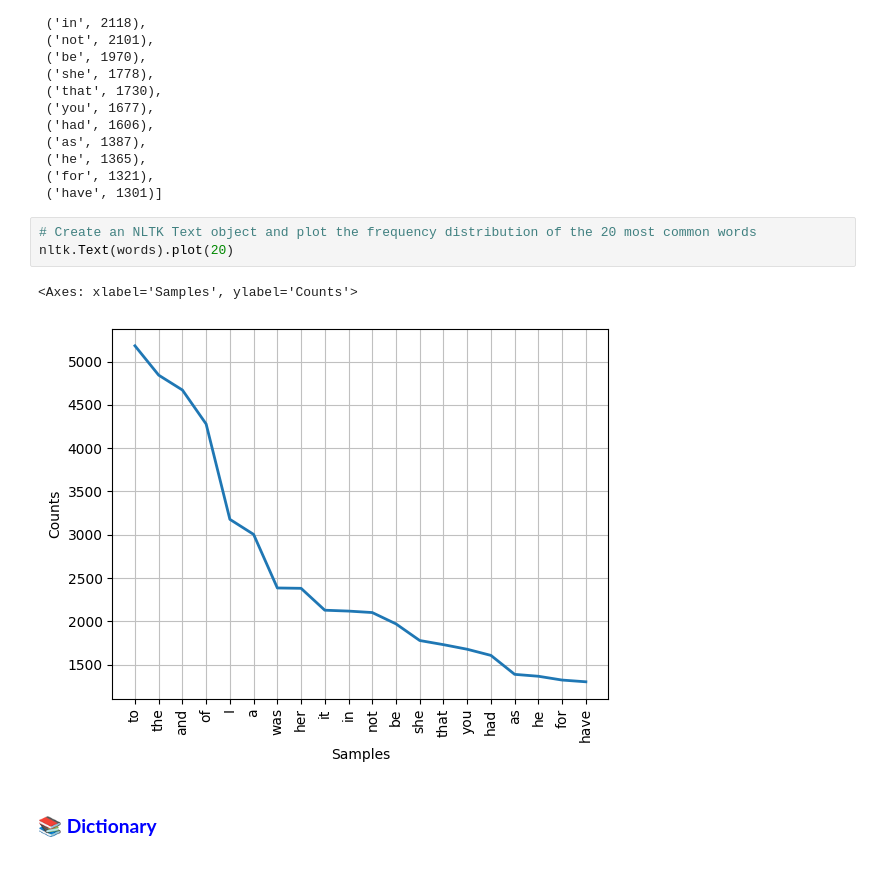
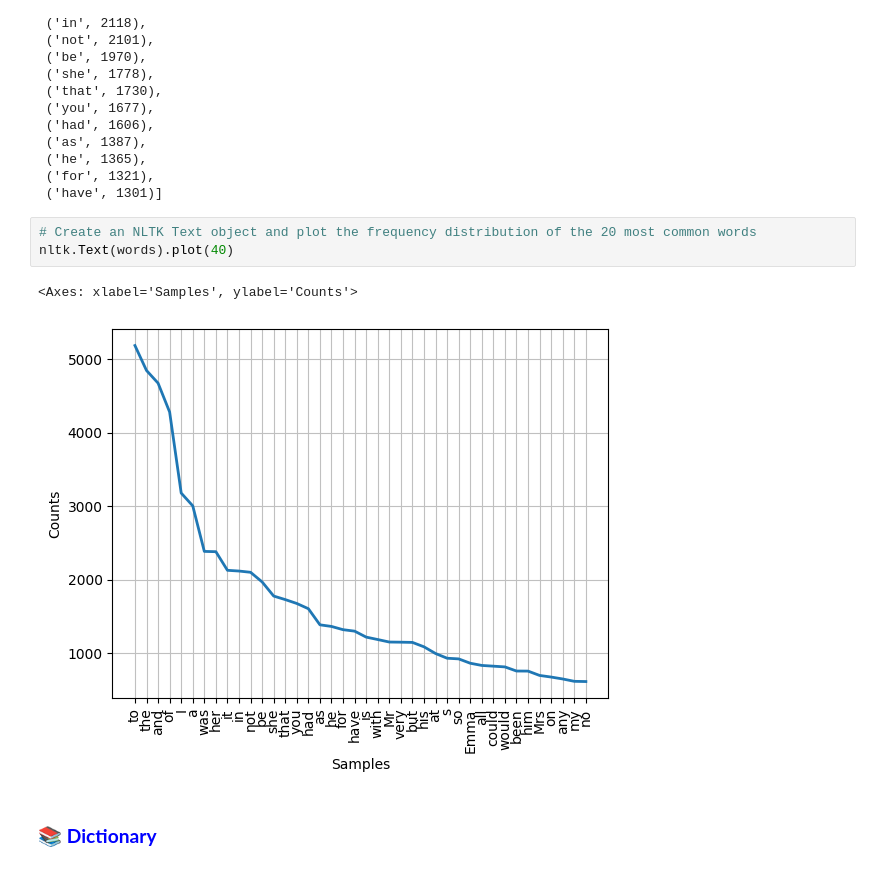
Before and after one commit to jang-0232/LNP_2024_, a Jupyter notebook: 11_moreonnlp.ipynb, the cells around one changed output. Drawn from its saved outputs; the diff is of its cells as text.

```diff
--- a/11_moreonnlp.ipynb
+++ b/11_moreonnlp.ipynb
@@ -360,10 +345,10 @@ fd # results as a list vertically
  ('have', 1301)]
 # %%
 # Create an NLTK Text object and plot the frequency distribution of the 20 most common words
-nltk.Text(words).plot(20)
+nltk.Text(words).plot(40)
 # %% [output]
 <Axes: xlabel='Samples', ylabel='Counts'>
-[figure, old version]
+[figure, new version]
 # %% [markdown]
 ### 📚<font color ='blue'> **Dictionary**
 # %%
```
Also changed, not shown: parts of 9 cells of this notebook.
